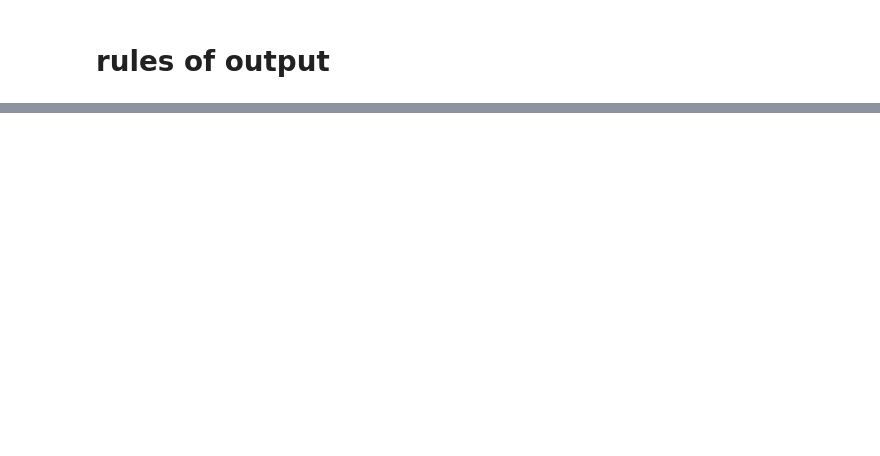
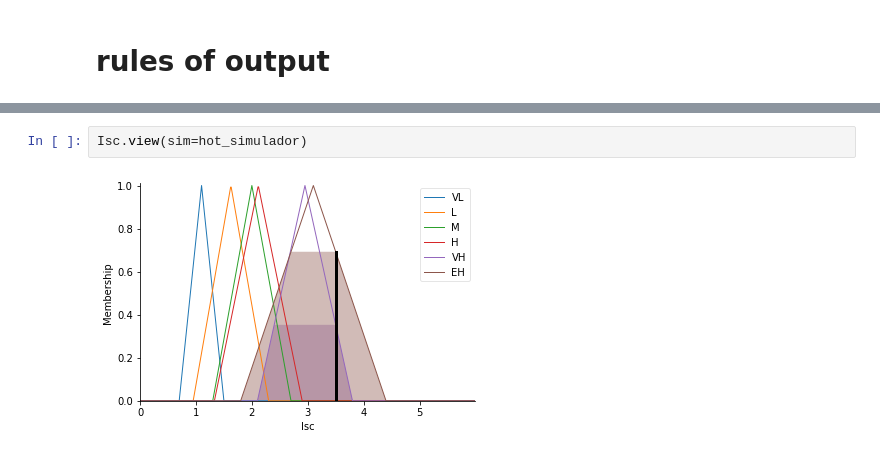
Before and after one commit to ErikJhones/Self-Organizing-Map-SOM-with-KNN, a Jupyter notebook: fuzzy/fuzzy.ipynb, the cells around one changed output, grey strips where cells are left out. Drawn from its saved outputs; the diff is of its cells as text; blank space fills up the shorter version.

```diff
--- a/fuzzy/fuzzy.ipynb
+++ b/fuzzy/fuzzy.ipynb
@@ -123,0 +239,4 @@ omf.view(sim=gorjeta_simulador)
+# %%
+Isc.view(sim=hot_simulador)
+# %% [output]
+[figure, added]
```
Also changed, not shown: parts of 19 cells of this notebook, 2 other files.
